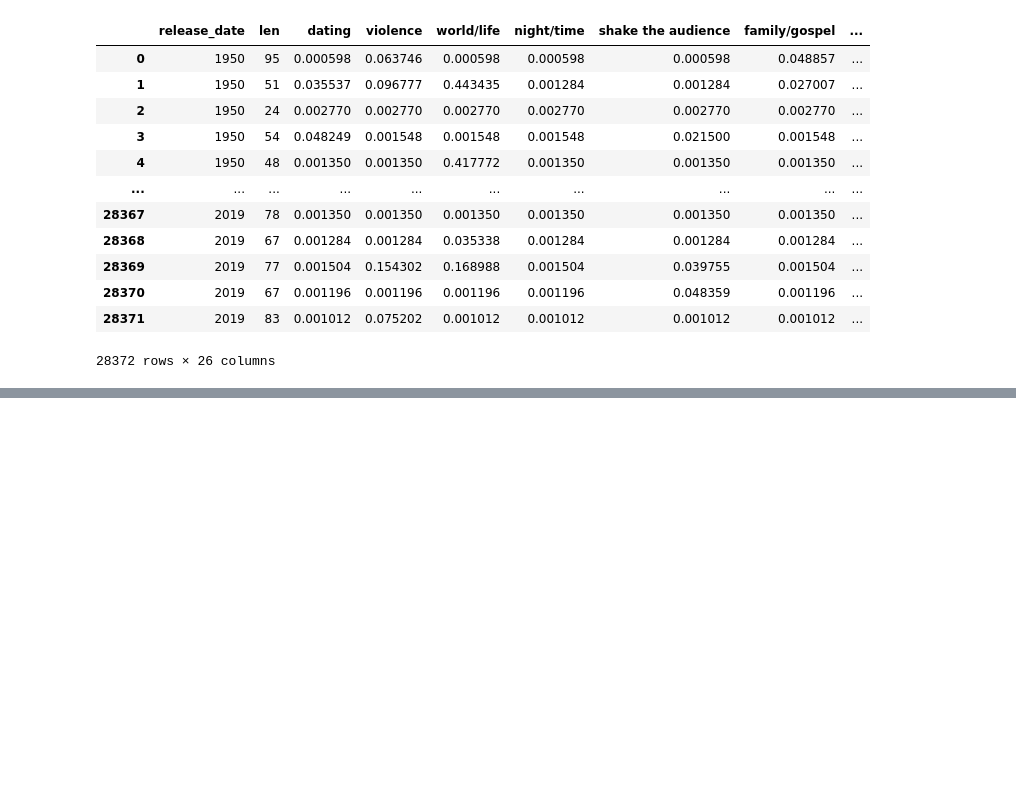
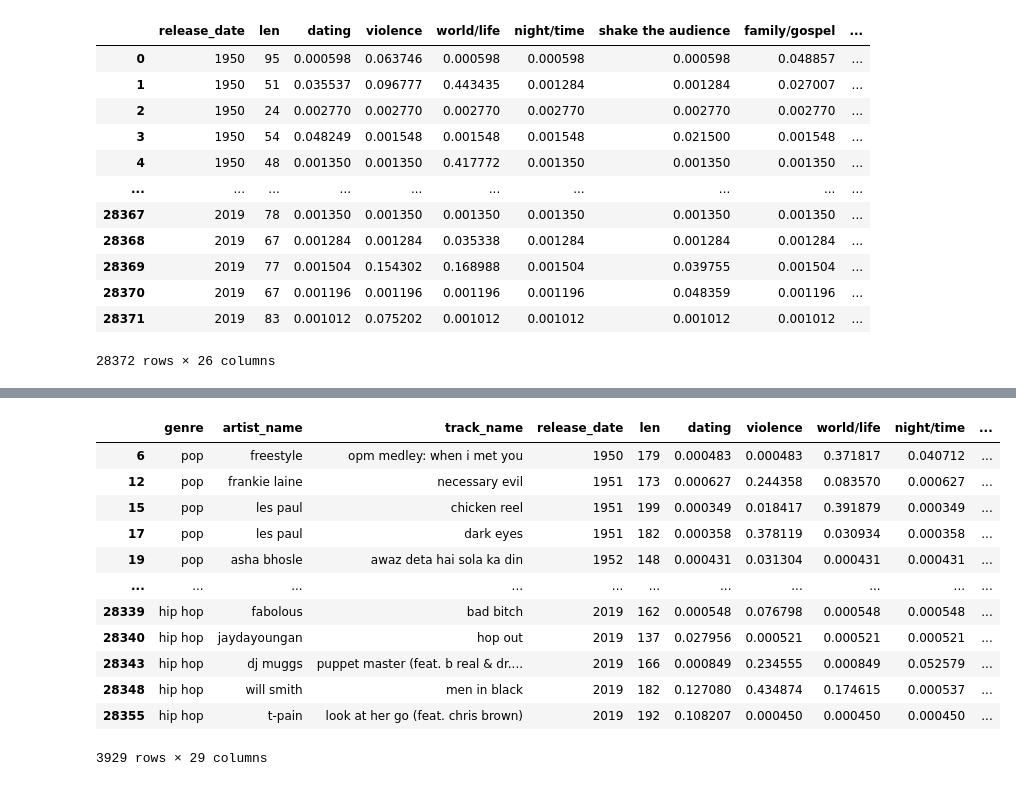
Before and after one commit to nasehacho/audio-rec-algo, a Jupyter notebook: notebooks/03-Audio-Data-Modeling.ipynb, the cells around one changed output, grey strips where cells are left out. Drawn from its saved outputs; the diff is of its cells as text; code cells hidden in the pictures; blank space fills up the shorter version.

```diff
--- a/notebooks/03-Audio-Data-Modeling.ipynb
+++ b/notebooks/03-Audio-Data-Modeling.ipynb
@@ -260,0 +329,16 @@ audio_2
+# %%
+info[audio_2['Cluster'] == 0]
+# %% [output]
+|  | genre | artist_name | track_name | release_date | len | dating | violence | world/life | night/time | ... |
+| 6 | pop | freestyle | opm medley: when i met you | 1950 | 179 | 0.000483 | 0.000483 | 0.371817 | 0.040712 | ... |
+| 12 | pop | frankie laine | necessary evil | 1951 | 173 | 0.000627 | 0.244358 | 0.083570 | 0.000627 | ... |
+| 15 | pop | les paul | chicken reel | 1951 | 199 | 0.000349 | 0.018417 | 0.391879 | 0.000349 | ... |
+| 17 | pop | les paul | dark eyes | 1951 | 182 | 0.000358 | 0.378119 | 0.030934 | 0.000358 | ... |
+| 19 | pop | asha bhosle | awaz deta hai sola ka din | 1952 | 148 | 0.000431 | 0.031304 | 0.000431 | 0.000431 | ... |
+| ... | ... | ... | ... | ... | ... | ... | ... | ... | ... | ... |
+| 28339 | hip hop | fabolous | bad bitch | 2019 | 162 | 0.000548 | 0.076798 | 0.000548 | 0.000548 | ... |
+| 28340 | hip hop | jaydayoungan | hop out | 2019 | 137 | 0.027956 | 0.000521 | 0.000521 | 0.000521 | ... |
+| 28343 | hip hop | dj muggs | puppet master (feat. b real & dr.... | 2019 | 166 | 0.000849 | 0.234555 | 0.000849 | 0.052579 | ... |
+| 28348 | hip hop | will smith | men in black | 2019 | 182 | 0.127080 | 0.434874 | 0.174615 | 0.000537 | ... |
+| 28355 | hip hop | t-pain | look at her go (feat. chris brown) | 2019 | 192 | 0.108207 | 0.000450 | 0.000450 | 0.000450 | ... |
+3929 rows × 29 columns
```
Also changed, not shown: parts of 15 cells of this notebook, 2 other files.
